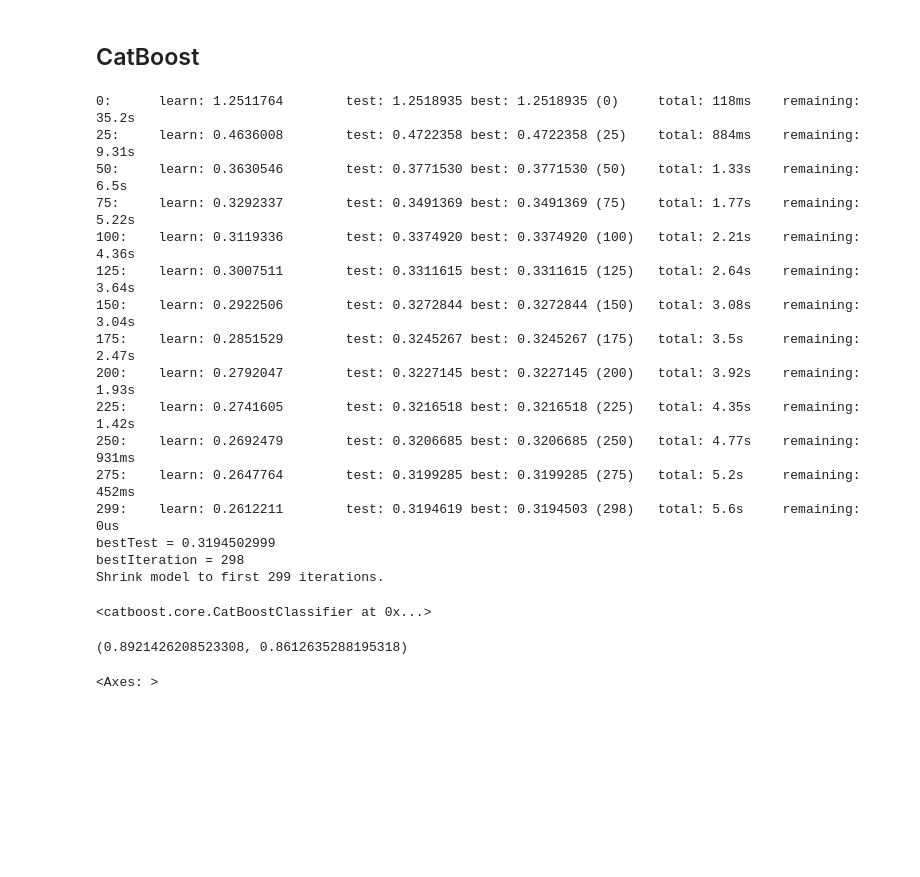
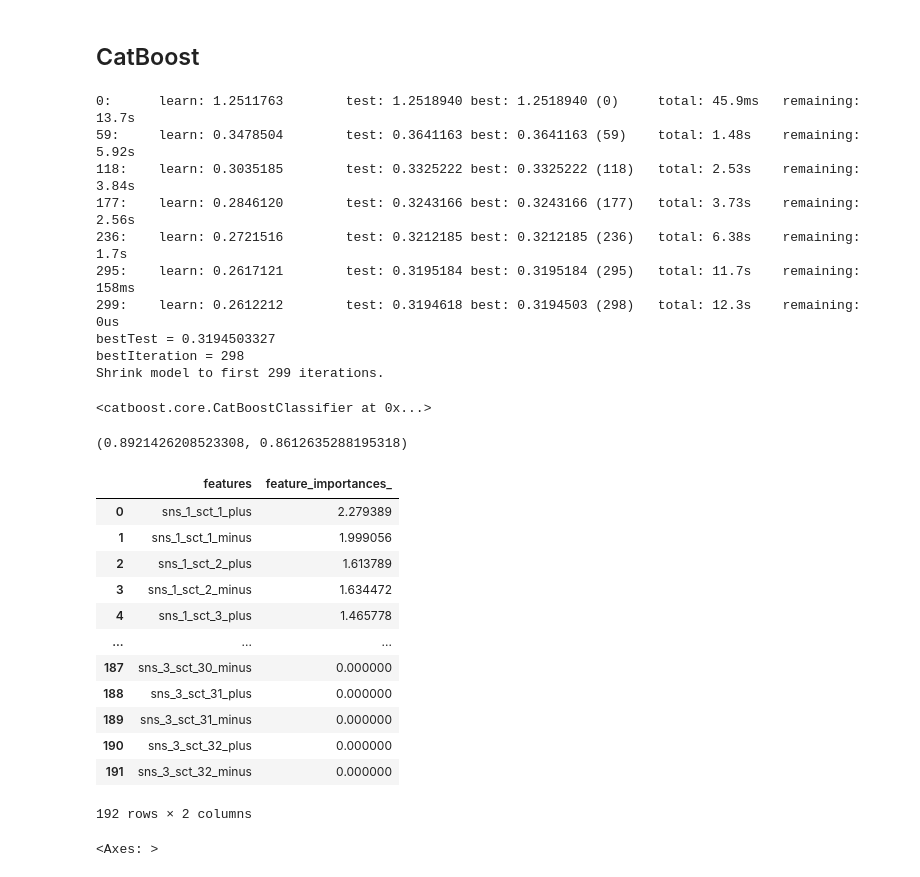
Before and after one commit to EgorSolovei/ML-in-nuclear-physics, a Jupyter notebook: GBDT.ipynb, the cells around one changed output. Cells and saved outputs as stored; diff of their text form; code cells hidden in the pictures; blank space fills up the shorter version.

```diff
--- a/GBDT.ipynb
+++ b/GBDT.ipynb
@@ -205,22 +217,16 @@ from catboost import CatBoostClassifier, Pool
 cat_clf = CatBoostClassifier(iterations=300, learning_rate=0.1, max_depth=8,
                              loss_function='MultiClass', task_type='GPU')
 # %%
-cat_clf.fit(X_train, y_train, eval_set=(X_test, y_test), verbose=25)
+cat_clf.fit(X_train, y_train, eval_set=(X_test, y_test), verbose=59)
 # %% [output]
-0:      learn: 1.2511764        test: 1.2518935 best: 1.2518935 (0)     total: 118ms    remaining: 35.2s
-25:     learn: 0.4636008        test: 0.4722358 best: 0.4722358 (25)    total: 884ms    remaining: 9.31s
-50:     learn: 0.3630546        test: 0.3771530 best: 0.3771530 (50)    total: 1.33s    remaining: 6.5s
-75:     learn: 0.3292337        test: 0.3491369 best: 0.3491369 (75)    total: 1.77s    remaining: 5.22s
-100:    learn: 0.3119336        test: 0.3374920 best: 0.3374920 (100)   total: 2.21s    remaining: 4.36s
-125:    learn: 0.3007511        test: 0.3311615 best: 0.3311615 (125)   total: 2.64s    remaining: 3.64s
-150:    learn: 0.2922506        test: 0.3272844 best: 0.3272844 (150)   total: 3.08s    remaining: 3.04s
-175:    learn: 0.2851529        test: 0.3245267 best: 0.3245267 (175)   total: 3.5s     remaining: 2.47s
-200:    learn: 0.2792047        test: 0.3227145 best: 0.3227145 (200)   total: 3.92s    remaining: 1.93s
-225:    learn: 0.2741605        test: 0.3216518 best: 0.3216518 (225)   total: 4.35s    remaining: 1.42s
-250:    learn: 0.2692479        test: 0.3206685 best: 0.3206685 (250)   total: 4.77s    remaining: 931ms
-275:    learn: 0.2647764        test: 0.3199285 best: 0.3199285 (275)   total: 5.2s     remaining: 452ms
-299:    learn: 0.2612211        test: 0.3194619 best: 0.3194503 (298)   total: 5.6s     remaining: 0us
-bestTest = 0.3194502999
+0:      learn: 1.2511763        test: 1.2518940 best: 1.2518940 (0)     total: 45.9ms   remaining: 13.7s
+59:     learn: 0.3478504        test: 0.3641163 best: 0.3641163 (59)    total: 1.48s    remaining: 5.92s
+118:    learn: 0.3035185        test: 0.3325222 best: 0.3325222 (118)   total: 2.53s    remaining: 3.84s
+177:    learn: 0.2846120        test: 0.3243166 best: 0.3243166 (177)   total: 3.73s    remaining: 2.56s
+236:    learn: 0.2721516        test: 0.3212185 best: 0.3212185 (236)   total: 6.38s    remaining: 1.7s
+295:    learn: 0.2617121        test: 0.3195184 best: 0.3195184 (295)   total: 11.7s    remaining: 158ms
+299:    learn: 0.2612212        test: 0.3194618 best: 0.3194503 (298)   total: 12.3s    remaining: 0us
+bestTest = 0.3194503327
 bestIteration = 298
 Shrink model to first 299 iterations.
 <catboost.core.CatBoostClassifier at 0x...>
@@ -231,6 +237,25 @@ test_score = cat_clf.score(X_test, y_test)
 train_score, test_score
 # %% [output]
 (0.8921426208523308, 0.8612635288195318)
+# %%
+feature_importances = cat_clf.feature_importances_
+feature_importances_df = pd.DataFrame({'features': list(X_train), 'feature_importances_': feature_importances})
+feature_importances_df.sort_values('feature_importances_', ascending=False)
+feature_importances_df
+# %% [output]
+|  | features | feature_importances_ |
+| 0 | sns_1_sct_1_plus | 2.279389 |
+| 1 | sns_1_sct_1_minus | 1.999056 |
+| 2 | sns_1_sct_2_plus | 1.613789 |
+| 3 | sns_1_sct_2_minus | 1.634472 |
+| 4 | sns_1_sct_3_plus | 1.465778 |
+| ... | ... | ... |
+| 187 | sns_3_sct_30_minus | 0.000000 |
+| 188 | sns_3_sct_31_plus | 0.000000 |
+| 189 | sns_3_sct_31_minus | 0.000000 |
+| 190 | sns_3_sct_32_plus | 0.000000 |
+| 191 | sns_3_sct_32_minus | 0.000000 |
+192 rows × 2 columns
 # %%
 y_pred = cat_clf.predict(X_test)
 
```
Also changed, not shown: parts of 13 cells of this notebook.
